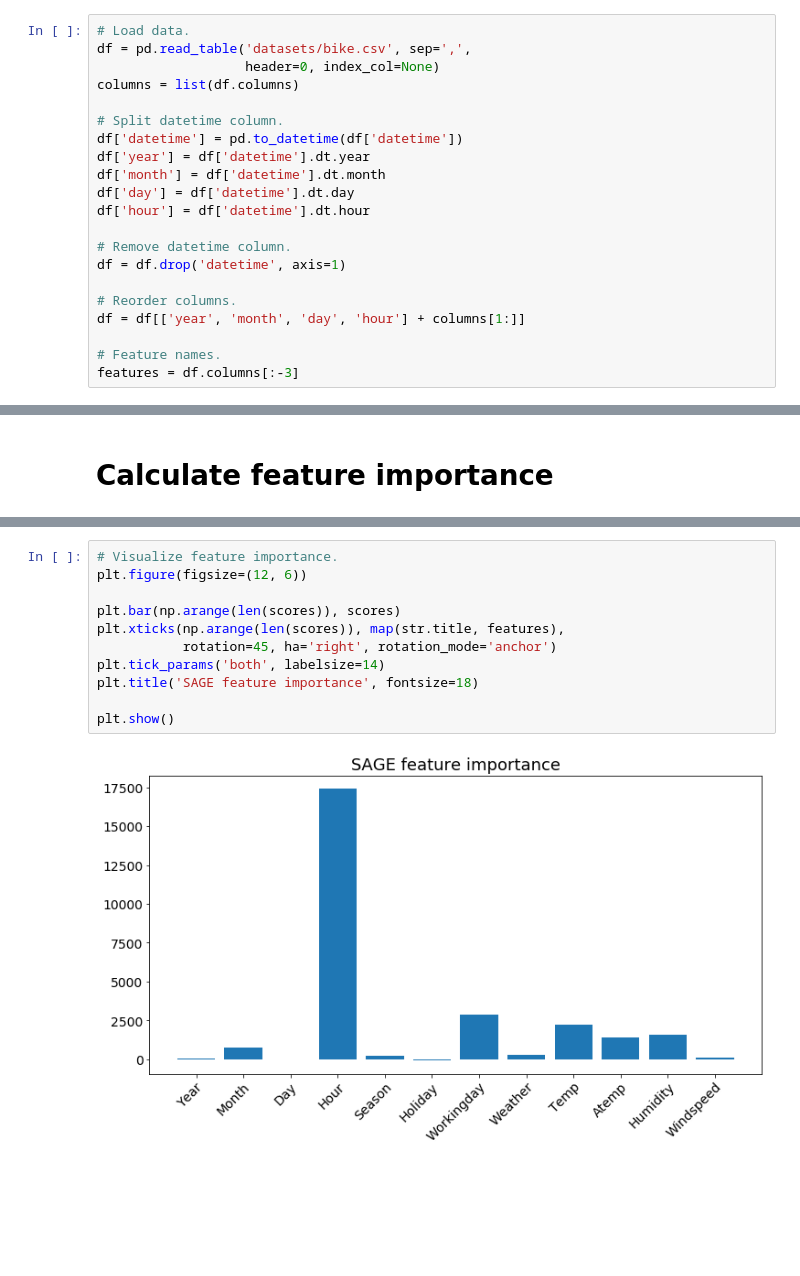
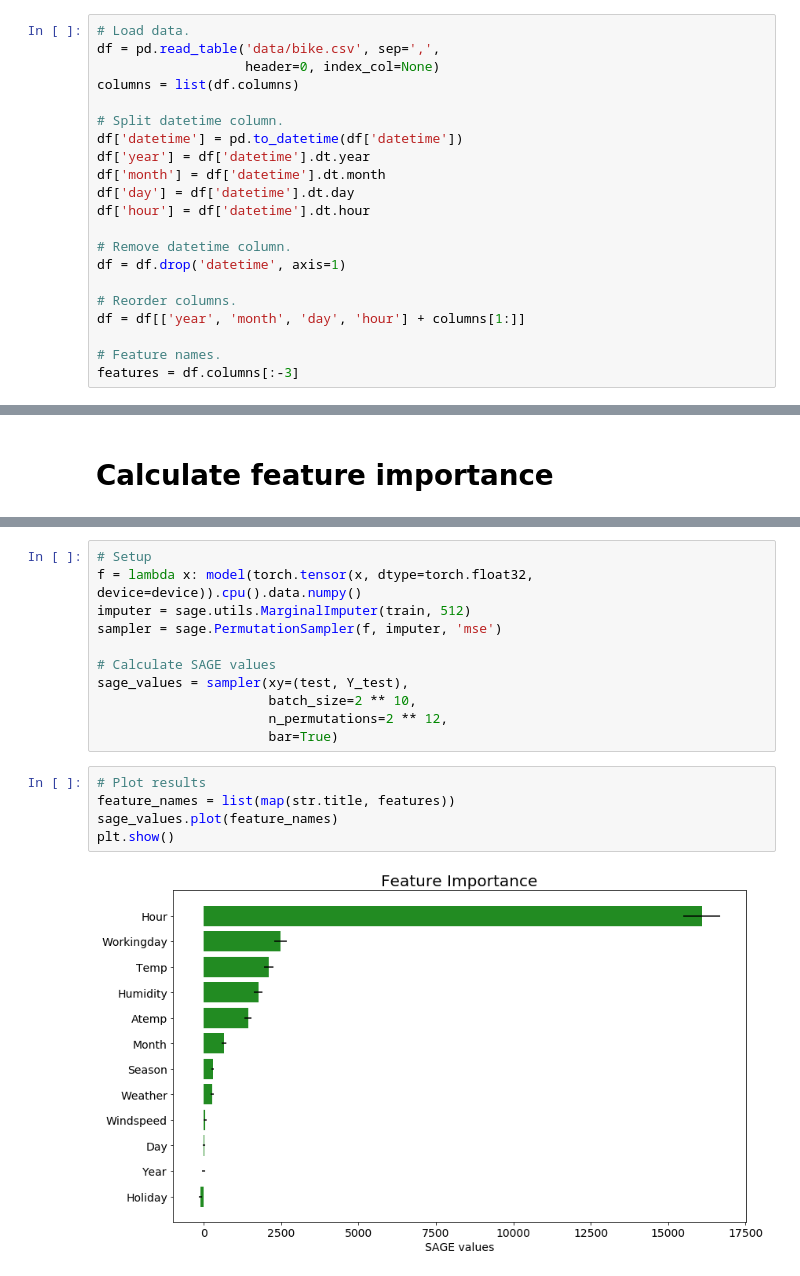
Before and after one commit to iancovert/sage, a Jupyter notebook: bike.ipynb, the cells around one changed output, grey strips where cells are left out. Saved outputs shown, nothing was run; the diff lists cells and outputs as text; blank space fills up the shorter version.

Commit message:
Refactored API, removed unnecessary code for models, wrote numpy back end

```diff
--- a/bike.ipynb
+++ b/bike.ipynb
@@ -6,7 +6,7 @@ import pandas as pd
 from data.utils import split_data
 # %%
 # Load data.
-df = pd.read_table('datasets/bike.csv', sep=',',
+df = pd.read_table('data/bike.csv', sep=',',
                    header=0, index_col=None)
 columns = list(df.columns)
 
@@ -113,13 +139,18 @@ scores = sage.permutation_sampling(
-# %%
-# Visualize feature importance.
-plt.figure(figsize=(12, 6))
-
-plt.bar(np.arange(len(scores)), scores)
-plt.xticks(np.arange(len(scores)), map(str.title, features),
-           rotation=45, ha='right', rotation_mode='anchor')
-plt.tick_params('both', labelsize=14)
-plt.title('SAGE feature importance', fontsize=18)
-
-plt.show()
-# %% [output]
-[figure, removed]
+# %%
+# Setup
+f = lambda x: model(torch.tensor(x, dtype=torch.float32, device=device)).cpu().data.numpy()
+imputer = sage.utils.MarginalImputer(train, 512)
+sampler = sage.PermutationSampler(f, imputer, 'mse')
+
+# Calculate SAGE values
+sage_values = sampler(xy=(test, Y_test),
+                      batch_size=2 ** 10,
+                      n_permutations=2 ** 12,
+                      bar=True)
+# %%
+# Plot results
+feature_names = list(map(str.title, features))
+sage_values.plot(feature_names)
+plt.show()
+# %% [output]
+[figure, added]
```
Also changed, not shown: parts of 7 cells of this notebook, 21 other files.
